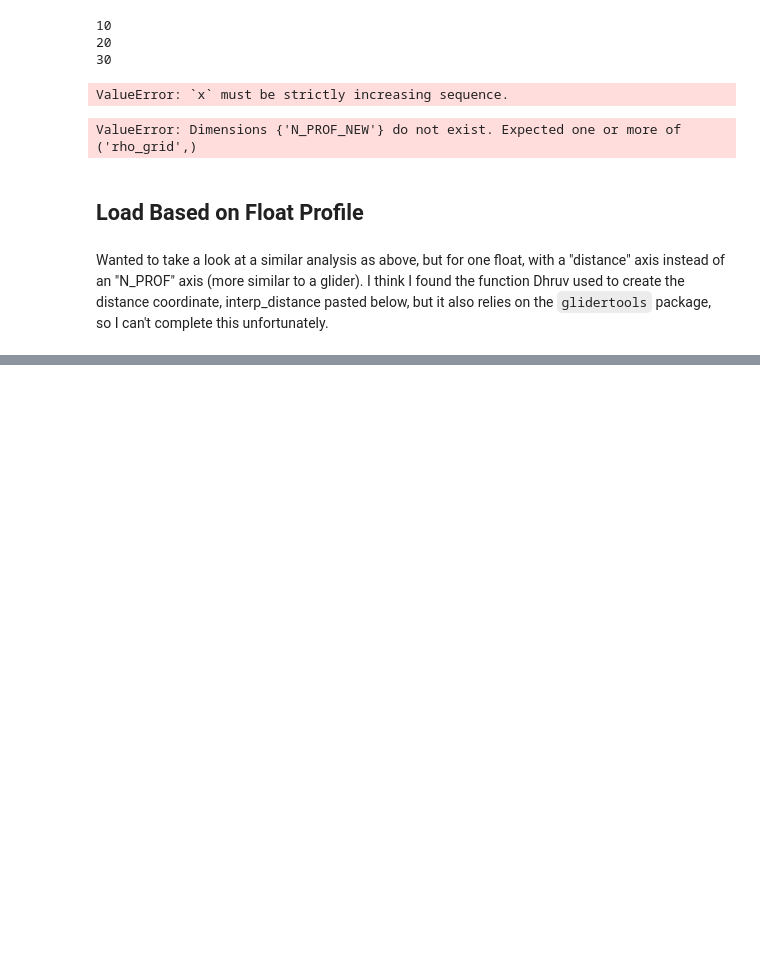
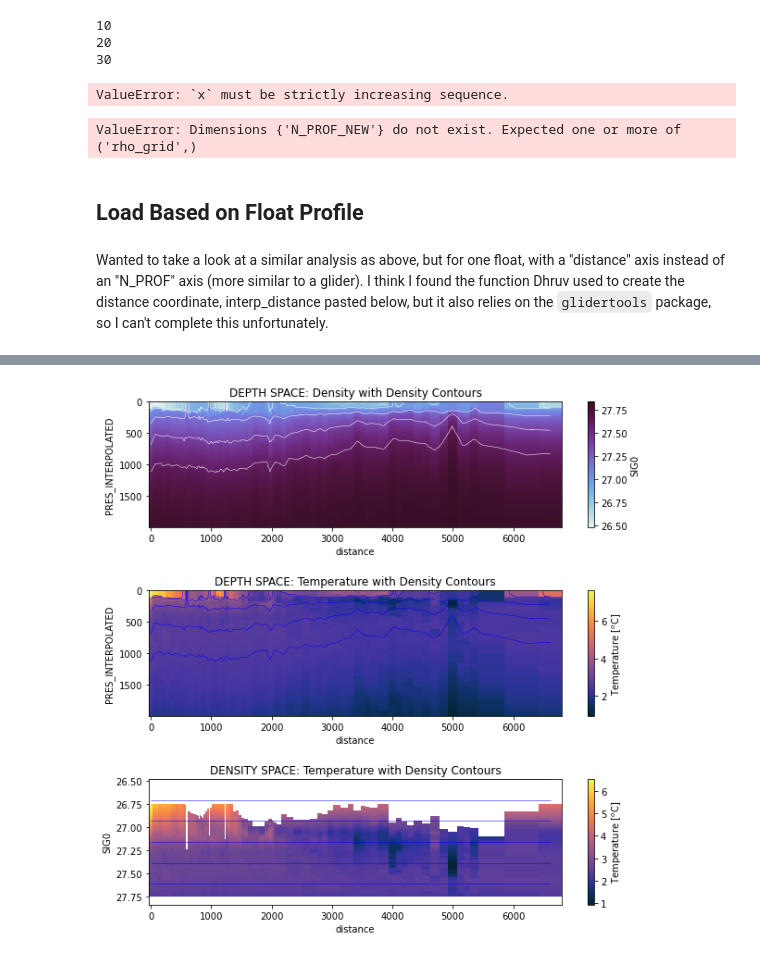
Before and after one commit to ocean-transport/argo-intern, a Jupyter notebook: argo_density_space.ipynb, the cells around one changed output, grey strips where cells are left out. Saved outputs shown, nothing was run; the diff lists cells and outputs as text; code cells hidden in the pictures; blank space fills up the shorter version.

```diff
--- a/argo_density_space.ipynb
+++ b/argo_density_space.ipynb
@@ -260,0 +257,4 @@ NameError: name 'gt' is not defined
+# %%
+pf.plot_depth_profs(float2_dist, float2_rho, dim1='distance')
+# %% [output]
+[figure, added]
```
Also changed, not shown: parts of 26 cells of this notebook.
